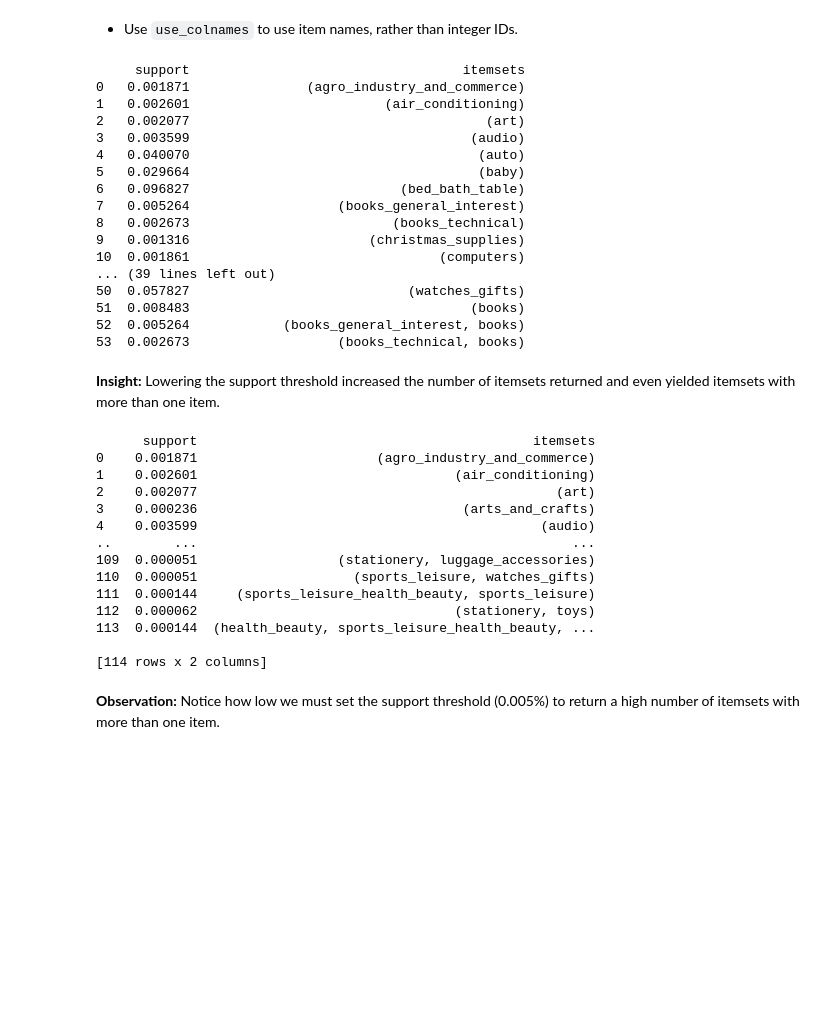
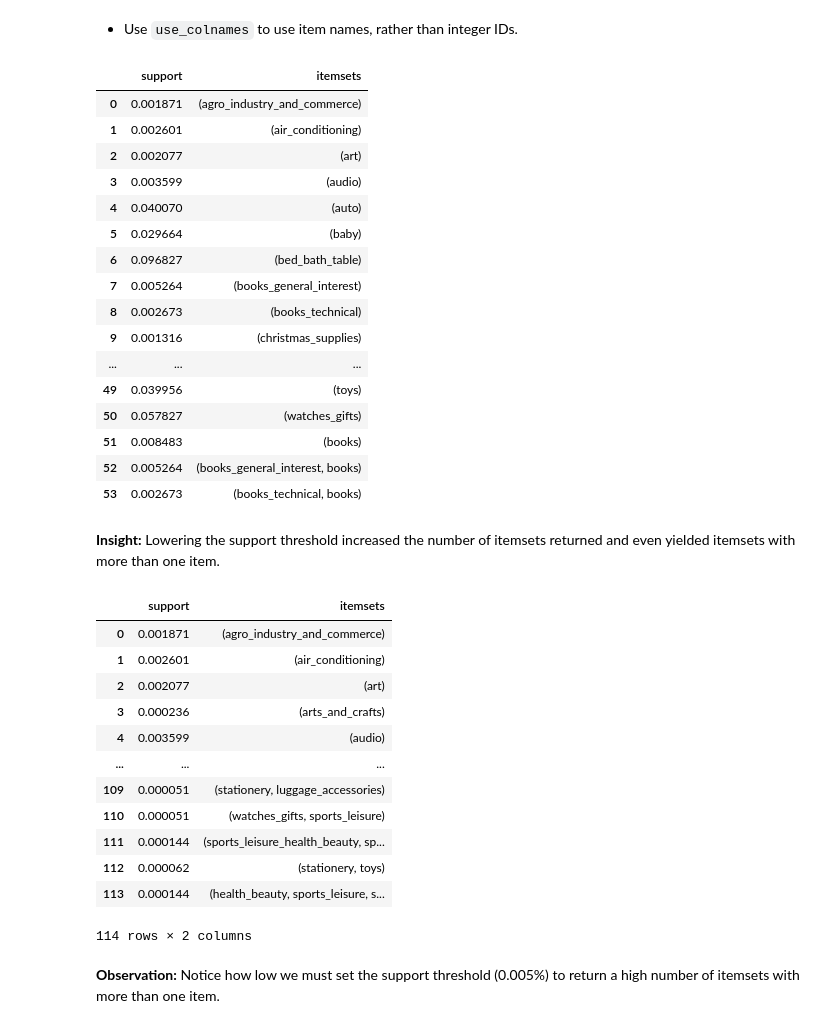
Before and after one commit to datacamp/Market-Basket-Analysis-in-python-live-training, a Jupyter notebook: notebooks/Market-Basket-Analysis-in-Python_Solution.ipynb, the cells around one changed output. Saved outputs shown, nothing was run; the diff lists cells and outputs as text; code cells hidden in the pictures; blank space fills up the shorter version.

```diff
--- a/notebooks/Market-Basket-Analysis-in-Python_Solution.ipynb
+++ b/notebooks/Market-Basket-Analysis-in-Python_Solution.ipynb
@@ -540,27 +555,27 @@ print(frequent_itemsets)
 # %%
 # Apply apriori algorithm to data.
 frequent_itemsets = apriori(onehot, min_support = 0.001, use_colnames = True)
 
 # Print frequent itemsets.
-print(frequent_itemsets)
+frequent_itemsets
 # %% [output]
-     support                                   itemsets
-0   0.001871               (agro_industry_and_commerce)
-1   0.002601                         (air_conditioning)
-2   0.002077                                      (art)
-3   0.003599                                    (audio)
-4   0.040070                                     (auto)
-5   0.029664                                     (baby)
-6   0.096827                           (bed_bath_table)
-7   0.005264                   (books_general_interest)
-8   0.002673                          (books_technical)
-9   0.001316                       (christmas_supplies)
-10  0.001861                                (computers)
-... (39 lines left out)
-50  0.057827                            (watches_gifts)
-51  0.008483                                    (books)
-52  0.005264            (books_general_interest, books)
-53  0.002673                   (books_technical, books)
+|  | support | itemsets |
+| 0 | 0.001871 | (agro_industry_and_commerce) |
+| 1 | 0.002601 | (air_conditioning) |
+| 2 | 0.002077 | (art) |
+| 3 | 0.003599 | (audio) |
+| 4 | 0.040070 | (auto) |
+| 5 | 0.029664 | (baby) |
+| 6 | 0.096827 | (bed_bath_table) |
+| 7 | 0.005264 | (books_general_interest) |
+| 8 | 0.002673 | (books_technical) |
+| 9 | 0.001316 | (christmas_supplies) |
+| ... | ... | ... |
+| 49 | 0.039956 | (toys) |
+| 50 | 0.057827 | (watches_gifts) |
+| 51 | 0.008483 | (books) |
+| 52 | 0.005264 | (books_general_interest, books) |
+| 53 | 0.002673 | (books_technical, books) |
 # %% [markdown]
 **Insight:** Lowering the support threshold increased the number of itemsets returned and even yielded itemsets with more than one item.
 # %%
@@ -568,22 +583,21 @@ print(frequent_itemsets)
 frequent_itemsets = apriori(onehot, min_support = 0.00005, use_colnames = True)
 
 # Print frequent itemsets.
-print(frequent_itemsets)
+frequent_itemsets
 # %% [output]
+|  | support | itemsets |
+| 0 | 0.001871 | (agro_industry_and_commerce) |
+| 1 | 0.002601 | (air_conditioning) |
+| 2 | 0.002077 | (art) |
+| 3 | 0.000236 | (arts_and_crafts) |
+| 4 | 0.003599 | (audio) |
+| ... | ... | ... |
+| 109 | 0.000051 | (stationery, luggage_accessories) |
+| 110 | 0.000051 | (watches_gifts, sports_leisure) |
+| 111 | 0.000144 | (sports_leisure_health_beauty, sp... |
+| 112 | 0.000062 | (stationery, toys) |
+| 113 | 0.000144 | (health_beauty, sports_leisure, s... |
-      support                                           itemsets
-0    0.001871                       (agro_industry_and_commerce)
-1    0.002601                                 (air_conditioning)
-2    0.002077                                              (art)
-3    0.000236                                  (arts_and_crafts)
-4    0.003599                                            (audio)
-..        ...                                                ...
-109  0.000051                  (stationery, luggage_accessories)
-110  0.000051                    (sports_leisure, watches_gifts)
-111  0.000144     (sports_leisure_health_beauty, sports_leisure)
-112  0.000062                                 (stationery, toys)
-113  0.000144  (health_beauty, sports_leisure_health_beauty, ...
-
-[114 rows x 2 columns]
+114 rows × 2 columns
 # %% [markdown]
 **Observation:** Notice how low we must set the support threshold (0.005%) to return a high number of itemsets with more than one item.
 # %%
```
Also changed, not shown: parts of 14 cells of this notebook.
